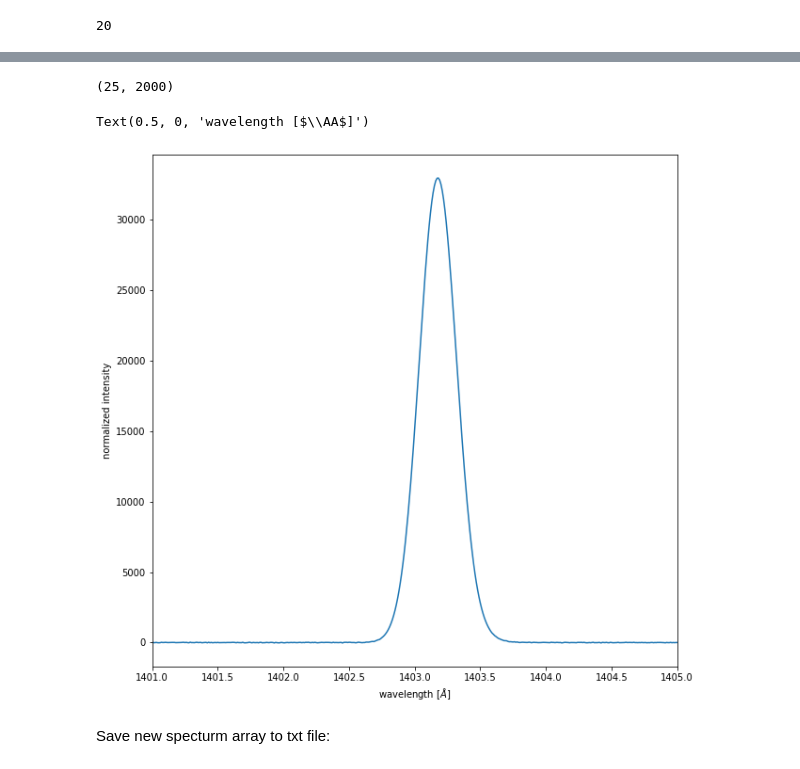
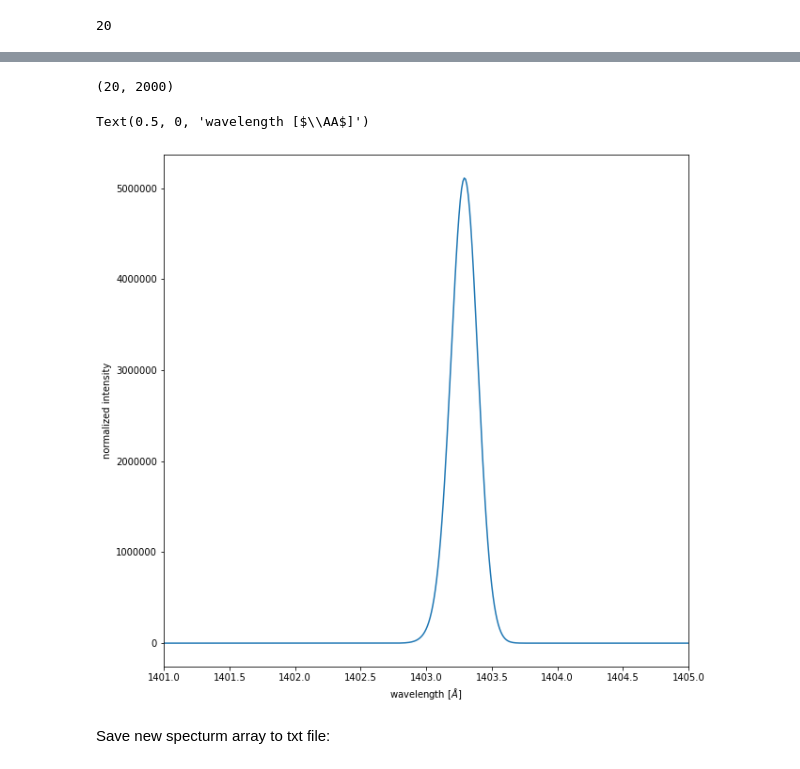
Before and after one commit to wilashfie/synth_spec, a Jupyter notebook: rebin_loop.ipynb, the cells around one changed output, grey strips where cells are left out. Cells and saved outputs as stored; diff of their text form; code cells hidden in the pictures.

```diff
--- a/rebin_loop.ipynb
+++ b/rebin_loop.ipynb
@@ -18,8 +18,8 @@ from create_arrays import create_arr
 # tube = readsav('/Users/WilliamHenryAshfieldIV/dat/f4_vis5_dt02.sav',verbose=False,python_dict=False)
 # frac = readsav('/Users/WilliamHenryAshfieldIV/dat/f4_vis5_dt02_si_iv_nei.sav',verbose=False,python_dict=False)
 
-tube = readsav('/Users/WilliamHenryAshfieldIV/dat/f4_vis5.sav',verbose=False,python_dict=False)
-frac = readsav('/Users/WilliamHenryAshfieldIV/dat/f4_vis5_si_iv_nei.sav',verbose=False,python_dict=False)
+tube = readsav('/Users/WilliamHenryAshfieldIV/dat/f1_vis5_heat20.sav',verbose=False,python_dict=False)
+frac = readsav('/Users/WilliamHenryAshfieldIV/dat/f1_vis5_heat20_si_iv_nei.sav',verbose=False,python_dict=False)
 
 log10T,log10G = np.loadtxt('/Users/WilliamHenryAshfieldIV/dat/goft_1403.dat.txt',comments='%',unpack=True)
 # %%
@@ -75,9 +75,9 @@ reshape
 # %% [output]
 20
 # %%
-SPECII = ERROR.reshape(reshape,-1,2000)
+SPECII = SPEC.reshape(-1,reshape,2000)
 SPECII.shape
 
-ERRORII = ERROR.reshape(reshape,-1,2000)
+ERRORII = ERROR.reshape(-1,reshape,2000)
 ERRORII.shape
 # %% [output]
@@ -85,19 +85,19 @@ ERRORII.shape
 # %%
-spec = np.mean(SPECII,axis=0)
-error = np.mean(ERRORII,axis=0)
+spec = np.mean(SPECII,axis=1)
+error = np.mean(ERRORII,axis=1)
 # %%
 error.shape
 # %% [output]
-(25, 2000)
+(20, 2000)
 # %%
 fig, ax = plt.subplots(figsize=[10,10])
-plt.plot(ll,spec[15,:])
+plt.plot(ll,spec[10,:])
 plt.xlim(1401,1405)
 plt.ylabel('normalized intensity')
 ax.set_xlabel('wavelength [$\AA$]')
 # %% [output]
 Text(0.5, 0, 'wavelength [$\\AA$]')
-[figure, old version]
+[figure, new version]
 # %% [markdown]
 Save new specturm array to txt file:
 # %%
```
Also changed, not shown: parts of 6 cells of this notebook, 15 other files.
